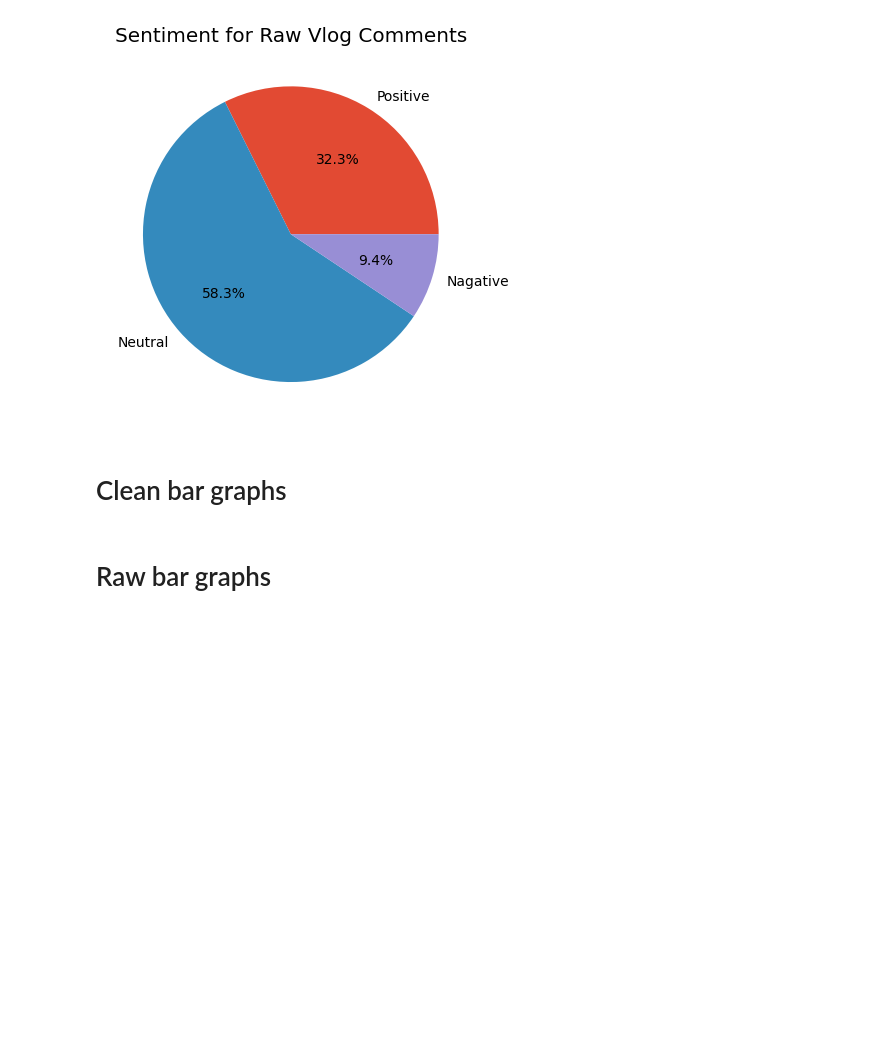
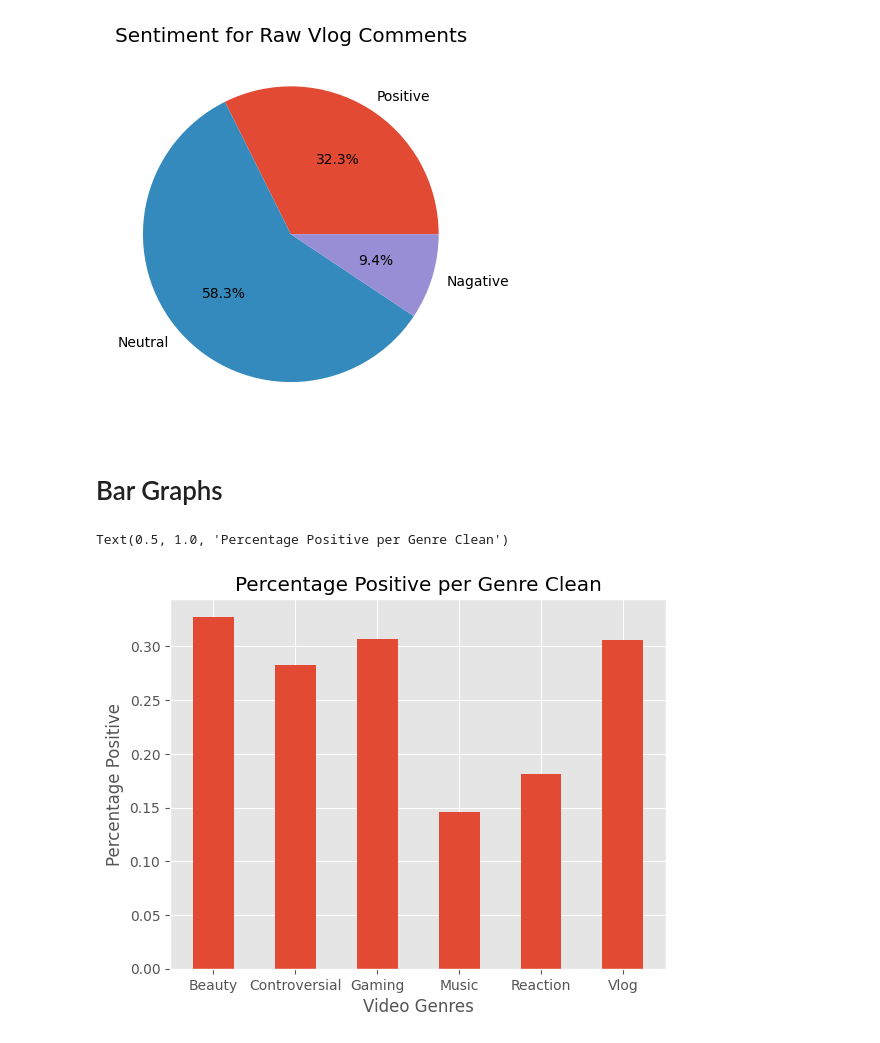
Before and after one commit to fahigley/YT_Sentiment_Analysis, a Jupyter notebook: code/sentiment_analysis.ipynb, the cells around one changed output. Saved outputs shown, nothing was run; the diff lists cells and outputs as text; code cells hidden in the pictures; blank space fills up the shorter version.

Commit message:
more visualization

```diff
--- a/code/sentiment_analysis.ipynb
+++ b/code/sentiment_analysis.ipynb
@@ -266,7 +266,22 @@ ax.set_title("Sentiment for Raw Vlog Comments")
 # %% [output]
 Text(0.5, 1.0, 'Sentiment for Raw Vlog Comments')
 [figure]
-# %% [markdown]
-# Clean bar graphs
-# %% [markdown]
-# Raw bar graphs
+# %% [markdown]
+# Bar Graphs
+# %%
+clean_pos  = [beauty_sent_totals_clean[0] / sum(beauty_sent_totals_clean),
+              controversial_sent_totals_clean[0] / sum(controversial_sent_totals_clean),
+              gaming_sent_totals_clean[0] / sum(gaming_sent_totals_clean),
+              music_sent_totals_clean[0] / sum(music_sent_totals_clean),
+              reaction_sent_totals_clean[0] / sum(reaction_sent_totals_clean),
+              vlog_sent_totals_clean[0] / sum(vlog_sent_totals_clean)]
+
+label = ['Beauty', 'Controversial', 'Gaming', 'Music', 'Reaction', 'Vlog']
+
+plt.bar(label, clean_pos, width=0.5 )
+plt.xlabel('Video Genres')
+plt.ylabel('Percentage Positive')
+plt.title('Percentage Positive per Genre Clean')
+# %% [output]
+Text(0.5, 1.0, 'Percentage Positive per Genre Clean')
+[figure, added]
```
Also changed, not shown: parts of 3 cells of this notebook.
